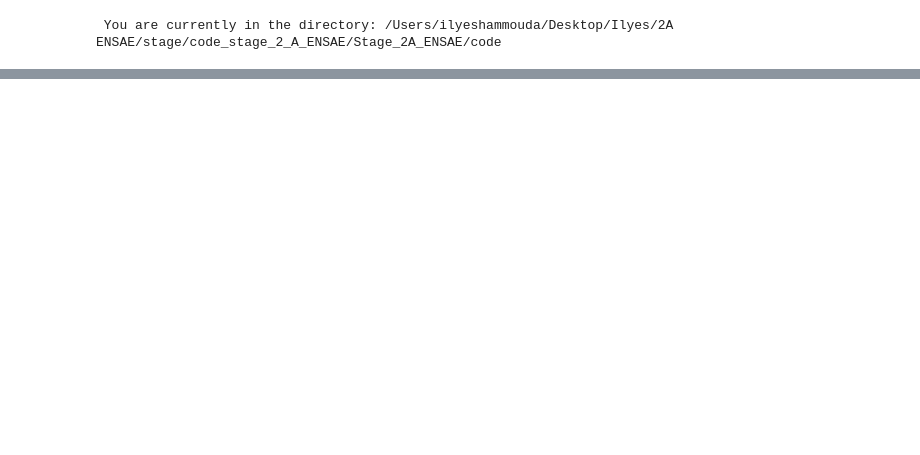
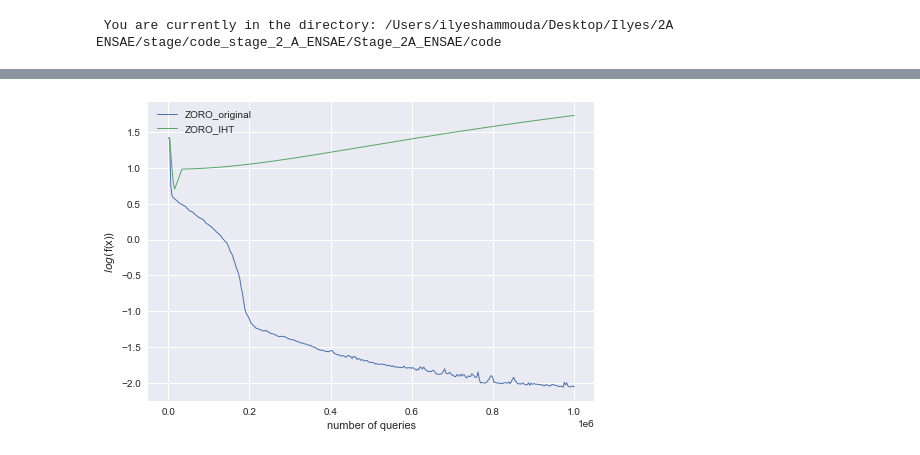
Before and after one commit to ilyeshammouda/Stage_2A_ENSAE, a Jupyter notebook: notebook/ZORO.ipynb, the cells around one changed output, grey strips where cells are left out. Saved outputs shown, nothing was run; the diff lists cells and outputs as text; code cells hidden in the pictures; blank space fills up the shorter version.

```diff
--- a/notebook/ZORO.ipynb
+++ b/notebook/ZORO.ipynb
@@ -18,17 +18,19 @@ mpl.style.use('seaborn')
 # %%
 # problem set up
 n = 2000
-s = int(0.4*n)
+#s = int(0.1*n)
 noiseamp = 0.001 # noise amplitude
-obj_func = SparseQuadric(n, s, noiseamp)
+decay_factor=0.5
+#obj_func = SparseQuadric(n, s, noiseamp)
+obj_func=CompressibleQuadric(n=n, decay_factor=decay_factor, noiseamp=noiseamp)
 
 # Choose initialization
 x0    = np.random.randn(n)
 x0    = 100*x0/np.linalg.norm(x0)
 xx0   = copy.deepcopy(x0)
 
-sparsity = s
-#sparsity = int(0.1*len(x0)) # This is a decent default, if no better estimate is known.
+#sparsity = s
+sparsity = int(0.1*len(x0)) # This is a decent default, if no better estimate is known.
 
 # Parameters for ZORO. Defaults are fine in most cases
 params = {"step_size":1.0, "delta": 0.0001, "max_cosamp_iter": 10,
@@ -48,8 +50,8 @@ opt_Co  = ZORO(x0, obj_func, params,algo='CoSaMP', function_budget= int(1e6))
 opt_Lasso  = ZORO(x0, obj_func, params,algo='Lasso', function_budget= int(1e6))
 opt_DLasso  = ZORO(x0, obj_func, params,algo='DLasso', function_budget= int(1e6))
 opt_IHT  = ZORO(x0, obj_func, params,algo='IHT_Classique', function_budget= int(1e6),s=sparsity)
-opt_IHT  = ZORO(x0, obj_func, params,algo='IHT_Classique', function_budget= int(1e6),s=sparsity,itt_IHT=itt_IHT)
-opt_IHT_ad  = ZORO(x0, obj_func, params,algo='IHT_ad', function_budget= int(1e6),threshold_IHT=threshold_IHT,C_IHT=C_IHT,lamda_IHT=lamda_IHT,itt_IHT=itt_IHT)
+opt_IHT  = ZORO(x0, obj_func, params,algo='IHT_Classique', function_budget= int(1e6),s=2*sparsity,itt_IHT=itt_IHT)
+opt_IHT_ad  = ZORO(x0, obj_func, params,algo='IHT_ad', function_budget= int(1e6),threshold_IHT=threshold_IHT,C_IHT=C_IHT,lamda_IHT=lamda_IHT,itt_IHT=itt_IHT,step_IHT=step_IHT)
 
 # the actual optimization routine
 termination=False
@@ -102,12 +103,16 @@ performance_log_ZORO_DLasso=opt_DLasso.Zoro()
 # %%
 fig, ax = plt.subplots()
 ax.plot(np.array(performance_log_ZORO_Co)[:,0],
  np.log10(np.array(performance_log_ZORO_Co)[:,1]), linewidth=1, label = "ZORO_original")
-ax.plot(np.array(performance_log_ZORO_Lasso)[:,0],
- np.log10(np.array(performance_log_ZORO_Lasso)[:,1]), linewidth=1, label = "ZORO_Lasso")
+ax.plot(np.array(performance_log_ZORO_IHT)[:,0],
+ np.log10(np.array(performance_log_ZORO_IHT)[:,1]), linewidth=1, label = "ZORO_IHT")
+#ax.plot(np.array(performance_log_ZORO_Lasso)[:,0],
+ #np.log10(np.array(performance_log_ZORO_Lasso)[:,1]), linewidth=1, label = "ZORO_Lasso")
 #ax.plot(np.array(performance_log_ZORO_DLasso)[:,0],
  #np.log10(np.array(performance_log_ZORO_DLasso)[:,1]), linewidth=1, label = "ZORO_DLasso")
 plt.xlabel('number of queries')
 plt.ylabel('$log($f(x)$)$')
 leg = ax.legend()
 plt.show()
+# %% [output]
+[figure, added]
```
Also changed, not shown: parts of 5 cells of this notebook.
